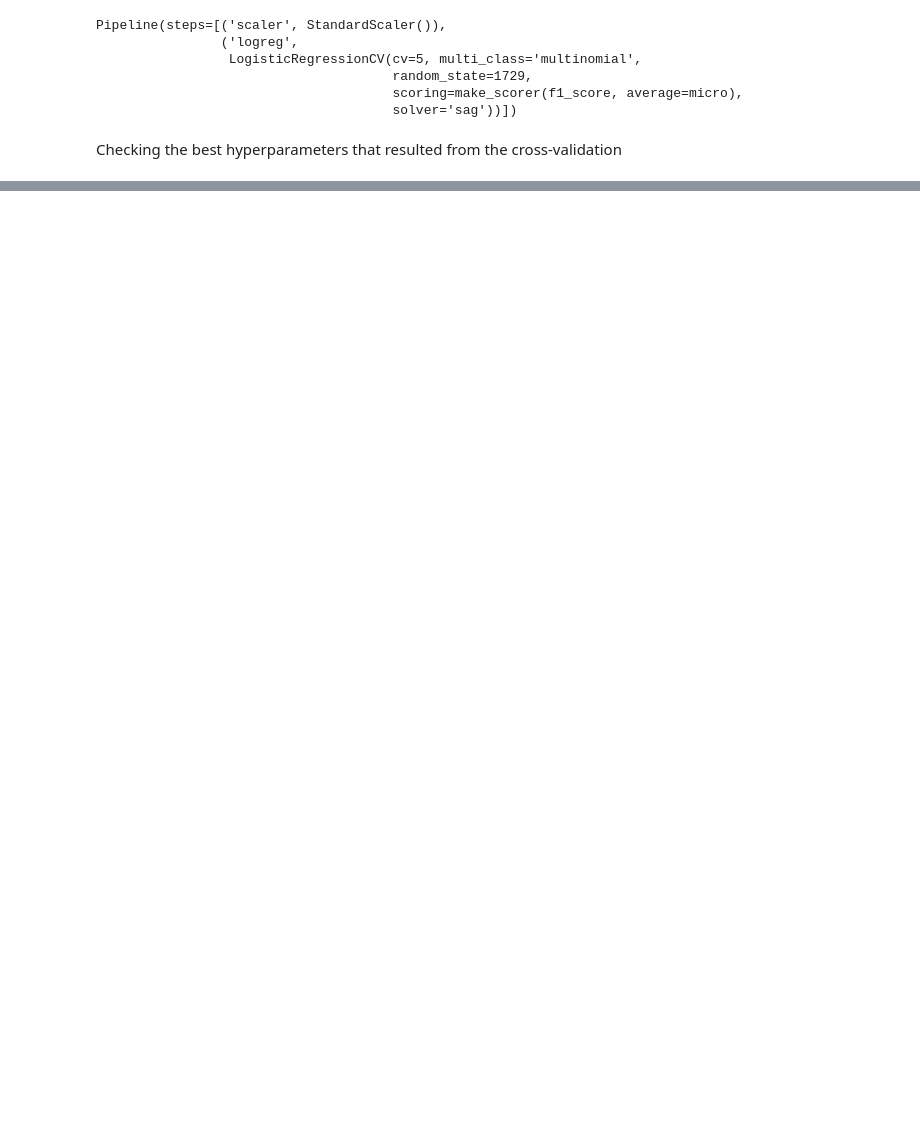
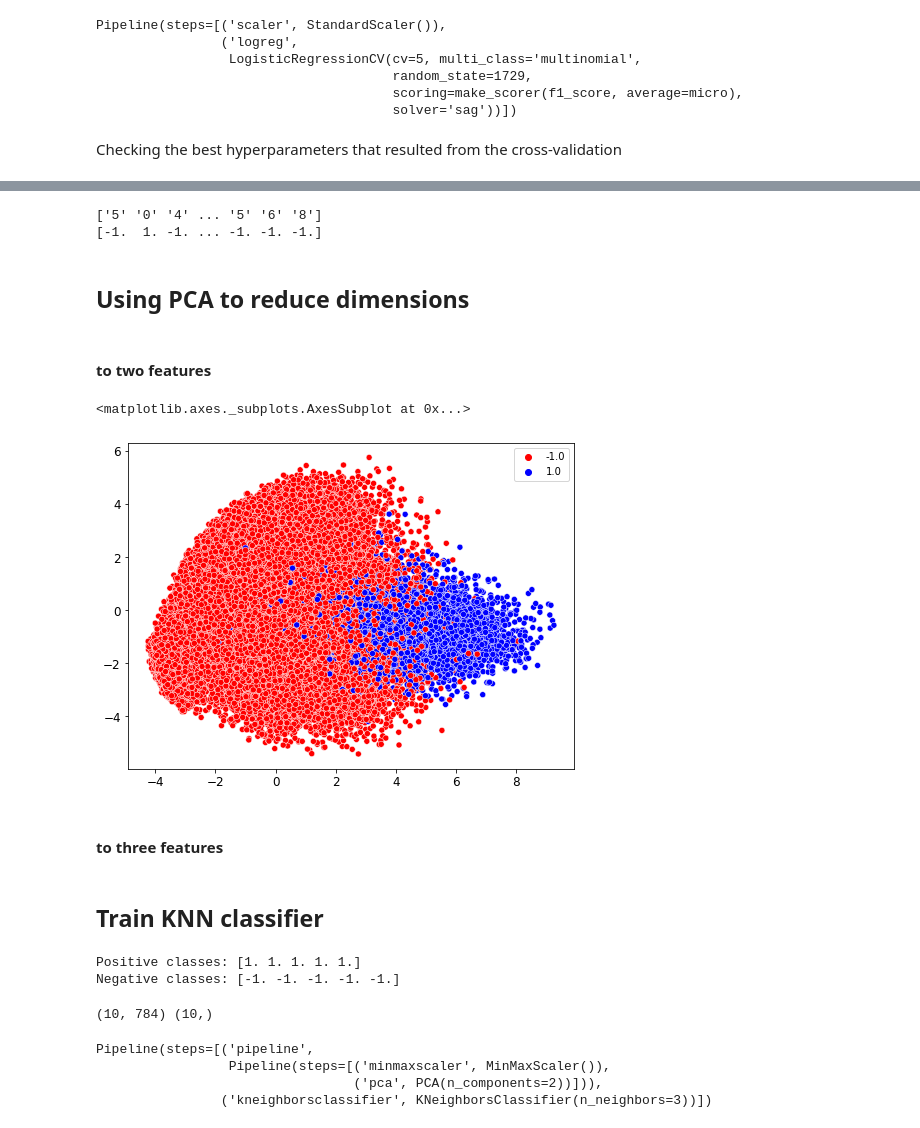
Before and after one commit to ananddotiyer/IIT-M, a Jupyter notebook: My Notes/MLP/Week7.ipynb, the cells around one changed output, grey strips where cells are left out. Saved outputs shown, nothing was run; the diff lists cells and outputs as text; code cells hidden in the pictures; blank space fills up the shorter version.

```diff
--- a/My Notes/MLP/Week7.ipynb
+++ b/My Notes/MLP/Week7.ipynb
@@ -109,0 +145,37 @@ ConfusionMatrixDisplay.from_estimator(pipe, X_test, y_test)
+# %%
+X = X_pd.to_numpy()
+y = y_pd.to_numpy()
+# %%
+X_train, X_test, y_train, y_test = X[:60000], X[60000:], y[:60000], y[60000:]
+# %%
+#initialize new variable names with all -1
+y_train_0 = -1 * np.ones(y_train.shape[0])
+y_test_0 = -1 * np.ones(y_test.shape[0])
+
+#find indices of digit 0 image
+indx_0 = np.where(y_train == '0')
+y_train_0[indx_0] = 1
+indx_0 = np.where(y_test == '0')
+y_test_0[indx_0] = 1
+
+print(y_train)
+print(y_train_0)
+# %% [output]
+['5' '0' '4' ... '5' '6' '8']
+[-1.  1. -1. ... -1. -1. -1.]
+# %% [markdown]
+## Using PCA to reduce dimensions
+# %% [markdown]
+#### to two features
+# %%
+pipe_pca_2d = make_pipeline(MinMaxScaler(), PCA(n_components=2))
+X_train_pca_2d = pipe_pca_2d.fit_transform(X_train)
+# %%
+from matplotlib.colors import ListedColormap
+cmap = ListedColormap(['r', 'b'])
+sns.scatterplot(x = X_train_pca_2d[:, 0], y = X_train_pca_2d[:, 1], hue=y_train_0, palette=cmap)
+# %% [output]
+<matplotlib.axes._subplots.AxesSubplot at 0x...>
+[figure, added]
+# %% [markdown]
+#### to three features
@@ -109,0 +193,2 @@ ConfusionMatrixDisplay.from_estimator(pipe, X_test, y_test)
+# %% [markdown]
+## Train KNN classifier
@@ -109,0 +197,23 @@ ConfusionMatrixDisplay.from_estimator(pipe, X_test, y_test)
+# %%
+# Train 10 samples (first 5 from negative class and last 5 from positive class)
+index_neg = np.argsort(y_train_0)[:5]
+index_pos = np.argsort(y_train_0)[-1:-6:-1]
+print(f"Positive classes: {y_train_0[index_pos]}")
+print(f"Negative classes: {y_train_0[index_neg]}")
+# %% [output]
+Positive classes: [1. 1. 1. 1. 1.]
+Negative classes: [-1. -1. -1. -1. -1.]
+# %%
+# Create a small dataset
+X = np.vstack((X_train[index_pos, :], X_train[index_neg, :]))
+y = np.hstack((y_train_0[index_pos], y_train_0[index_neg]))
+print(X.shape, y.shape)
+# %% [output]
+(10, 784) (10,)
+# %%
+pipe_clf_pca_2d.fit(X, y)
+# %% [output]
+Pipeline(steps=[('pipeline',
+                 Pipeline(steps=[('minmaxscaler', MinMaxScaler()),
+                                 ('pca', PCA(n_components=2))])),
+                ('kneighborsclassifier', KNeighborsClassifier(n_neighbors=3))])
```
Also changed, not shown: parts of 28 cells of this notebook.
